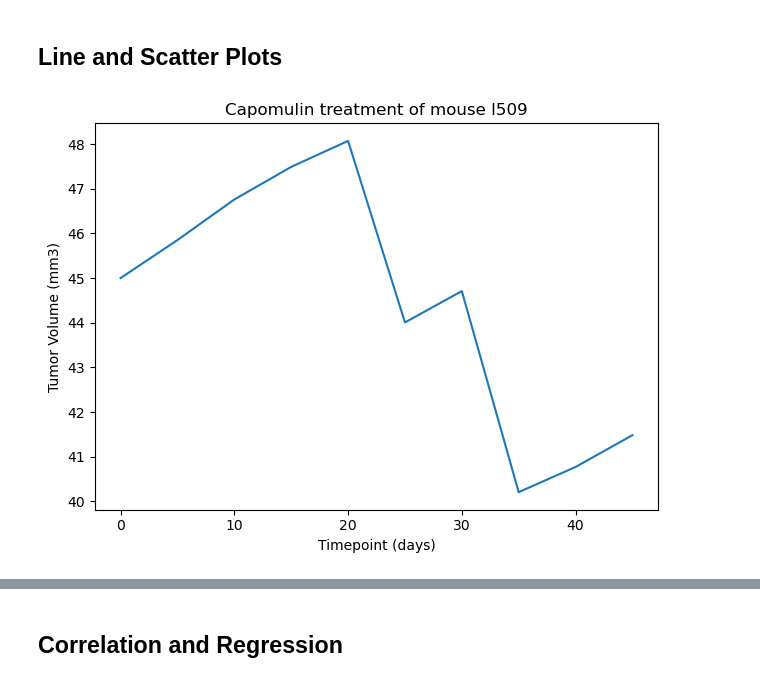
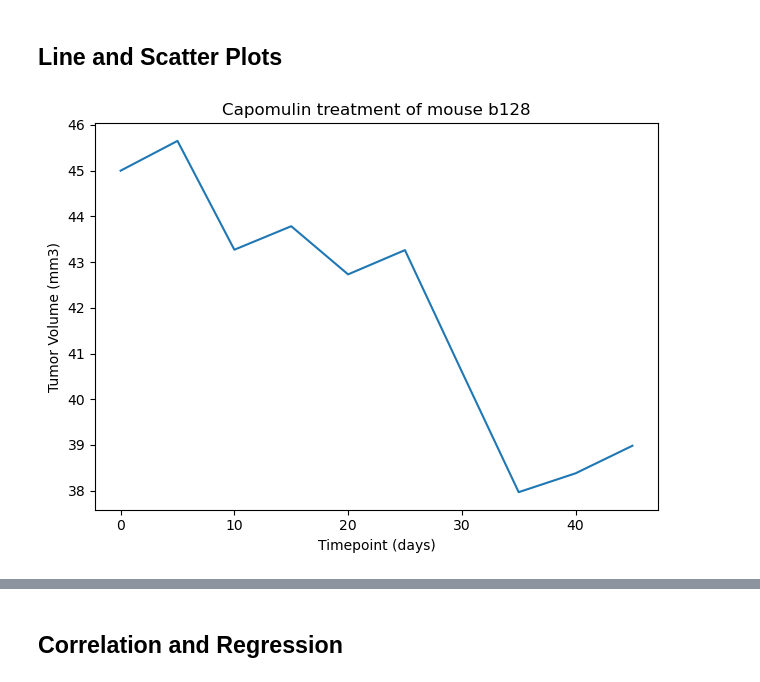
Before and after one commit to john-a-ellis/matplotlib-challenge, a Jupyter notebook: Pymaceuticals/pymaceuticals_starter.ipynb, the cells around one changed output, grey strips where cells are left out. Drawn from its saved outputs; the diff is of its cells as text; code cells hidden in the pictures.

```diff
--- a/Pymaceuticals/pymaceuticals_starter.ipynb
+++ b/Pymaceuticals/pymaceuticals_starter.ipynb
@@ -256,16 +258,16 @@ plt.show()
 ## Line and Scatter Plots
 # %%
 # Generate a line plot of tumor volume vs. time point for a single mouse treated with Capomulin
-line_plot_data=clean_df.loc[clean_df['Mouse ID']=='l509'][['Tumor Volume (mm3)', 'Timepoint', 'Drug Regimen' ]]
+line_plot_data=clean_df.loc[clean_df['Mouse ID']=='b128'][['Tumor Volume (mm3)', 'Timepoint', 'Drug Regimen' ]]
 line_plot_data.set_index('Timepoint', inplace=True)
 treatment=line_plot_data.iloc[2,1] #create a subset for the treatment being analysed
-mouse='l509'
+mouse='b128'
 Title=(f'{treatment} treatment of mouse {mouse}') #get the Drug Regime for the mouse being analysed
 line_plot_data.plot(kind='line', xlabel = 'Timepoint (days)', ylabel= 'Tumor Volume (mm3)', legend=False, title=Title)
 plt.tight_layout()
 plt.show()
 # %% [output]
-[figure, old version]
+[figure, new version]
 # %%
 # Generate a scatter plot of mouse weight vs. the average observed tumor volume for the entire Capomulin regimen
 scatter_tumor=clean_df.loc[clean_df['Drug Regimen']=='Capomulin'].groupby('Mouse ID')[['Tumor Volume (mm3)']].mean()
```
Also changed, not shown: parts of 2 cells of this notebook.
